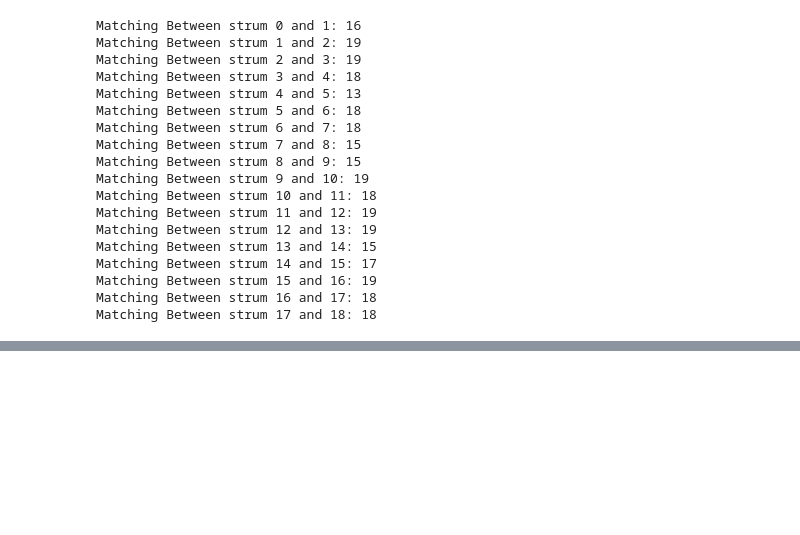
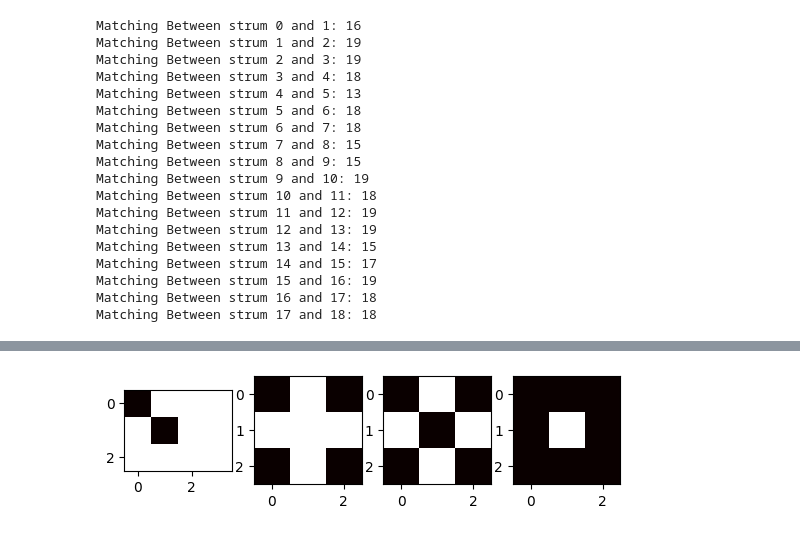
Before and after one commit to RosieBi/Bass_Learning, a Jupyter notebook: Music_Transcription/spectrogram_array.ipynb, the cells around one changed output, grey strips where cells are left out. Cells and saved outputs as stored; diff of their text form; code cells hidden in the pictures; blank space fills up the shorter version.

```diff
--- a/Music_Transcription/spectrogram_array.ipynb
+++ b/Music_Transcription/spectrogram_array.ipynb
@@ -263,0 +296,42 @@ Matching Between strum 17 and 18: 18
+# %%
+### difference in sizes - need to be made the same
+
+arr_a = np.array([[0,1,1,1],
+                  [1,0,1,1],
+                  [1,1,1,1]])
+
+arr_b = np.array([[0,1,0],
+                  [1,1,1],
+                  [0,1,0]])
+
+#find the smallest size
+#theyll both have the same number of rows but will keep this in case
+# Get the number of rows and columns for each array
+rowsa, colsa = arr_a.shape
+rowsb, colsb = arr_b.shape
+# Determine the minimum number of rows and columns
+min_rows = min(rowsa, rowsb)
+min_cols = min(colsa, colsb)
+
+resized_arr_a = arr_a[:min_rows, :min_cols]
+resized_arr_b = arr_b[:min_rows, :min_cols]
+
+#perform AND so that only positives in A which appear in b will be masked off
+arr_c = np.bitwise_and(resized_arr_a, resized_arr_b)
+
+arr_d = resized_arr_b - arr_c
+
+figure, axis = plt.subplots(1, 4)
+
+
+axis[0].imshow(arr_a, cmap='hot', interpolation='nearest')
+
+axis[1].imshow(arr_b, cmap='hot', interpolation='nearest')
+
+axis[2].imshow(arr_c, cmap='hot', interpolation='nearest')
+
+axis[3].imshow(arr_d, cmap='hot', interpolation='nearest')
+
+plt.show()
+# %% [output]
+[figure, added]
```
Also changed, not shown: parts of 8 cells of this notebook.
